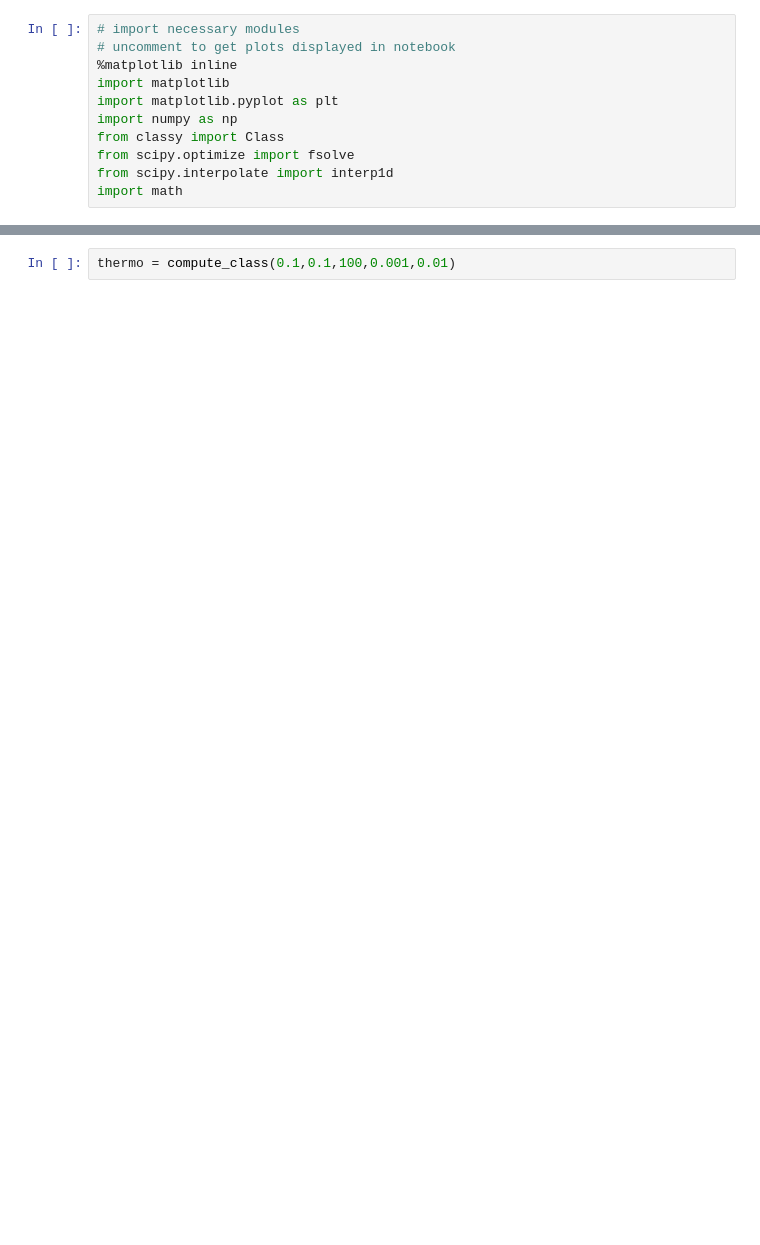
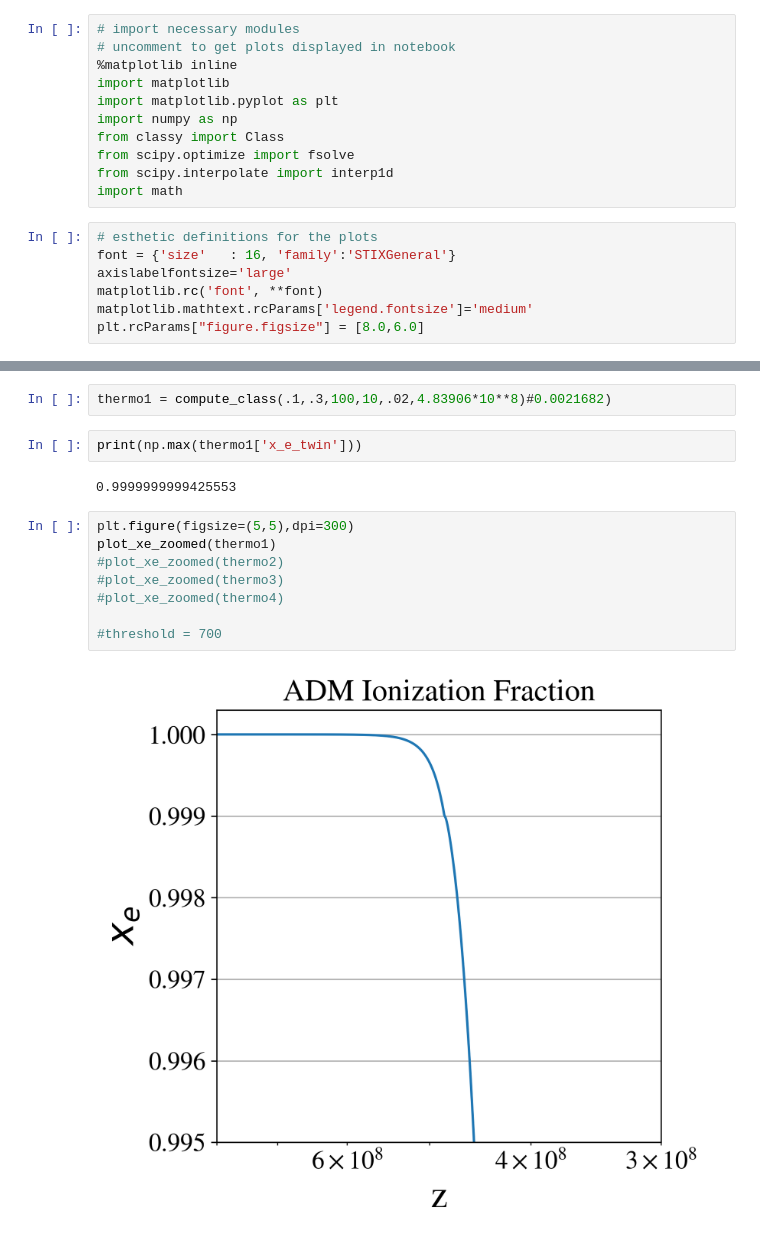
Before and after one commit to jp-barron/class_adm-3.1, a Jupyter notebook: notebooks/ADM HyRec Recombination Test.ipynb, the cells around one changed output, grey strips where cells are left out. Saved outputs shown, nothing was run; the diff lists cells and outputs as text; blank space fills up the shorter version.

```diff
--- a/notebooks/ADM HyRec Recombination Test.ipynb
+++ b/notebooks/ADM HyRec Recombination Test.ipynb
@@ -9,6 +9,13 @@ from classy import Class
 from scipy.optimize import fsolve
 from scipy.interpolate import interp1d
 import math
+# %%
+# esthetic definitions for the plots
+font = {'size'   : 16, 'family':'STIXGeneral'}
+axislabelfontsize='large'
+matplotlib.rc('font', **font)
+matplotlib.mathtext.rcParams['legend.fontsize']='medium'
+plt.rcParams["figure.figsize"] = [8.0,6.0]
 # %%
 def Xi(Neff):
     return ((7/8) * (11/4)**(-4/3) * Neff)**(1/4)
@@ -64,2 +94,16 @@ def plot_xe(thermo):
-# %%
-thermo = compute_class(0.1,0.1,100,0.001,0.01)
+# %%
+thermo1 = compute_class(.1,.3,100,10,.02,4.83906*10**8)#0.0021682)
+# %%
+print(np.max(thermo1['x_e_twin']))
+# %% [output]
+0.9999999999425553
+# %%
+plt.figure(figsize=(5,5),dpi=300)
+plot_xe_zoomed(thermo1)
+#plot_xe_zoomed(thermo2)
+#plot_xe_zoomed(thermo3)
+#plot_xe_zoomed(thermo4)
+
+#threshold = 700
+# %% [output]
+[figure, added]
```
Also changed, not shown: parts of 5 cells of this notebook, 47 other files.
